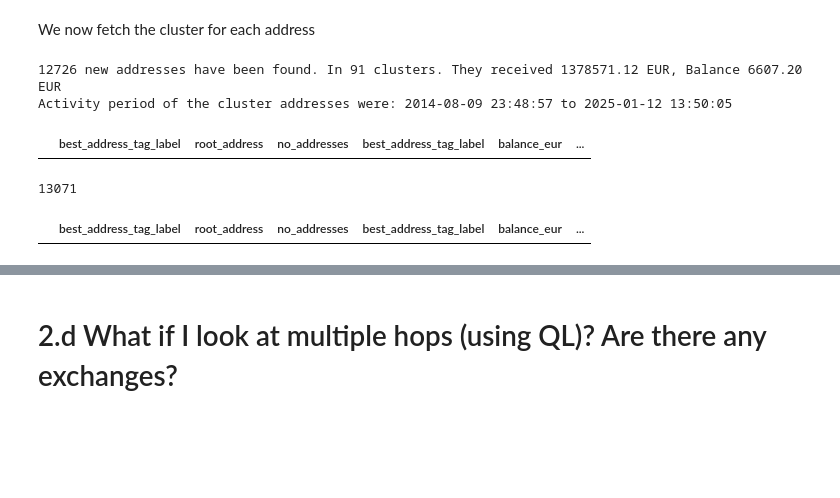
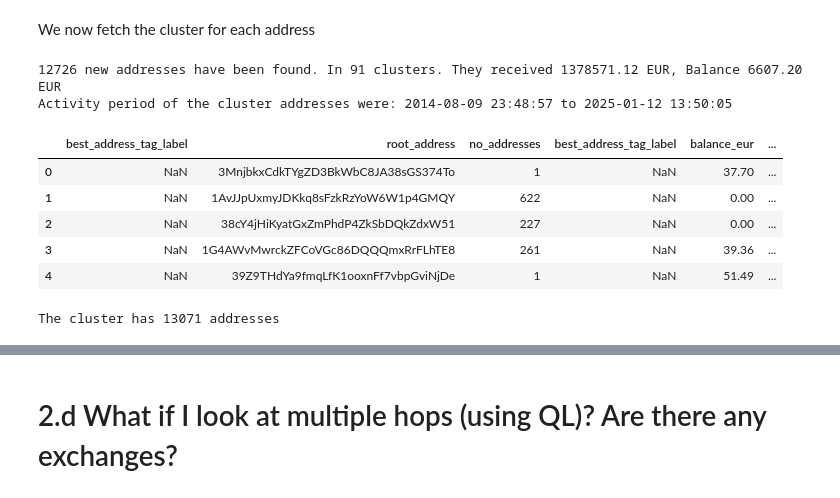
Before and after one commit to iknaio/iknaio-api-tutorial, a Jupyter notebook: standalone/05_alice_dwm.ipynb, the cells around one changed output, grey strips where cells are left out. Drawn from its saved outputs; the diff is of its cells as text; code cells hidden in the pictures; blank space fills up the shorter version.

```diff
--- a/standalone/05_alice_dwm.ipynb
+++ b/standalone/05_alice_dwm.ipynb
@@ -220,62 +268,35 @@ We now fetch the cluster for each address
 # %%
 respEntityDF = gs.get_csv(configuration, "get_entity", CURRENCY, {
                                      'entity': used_addresses['entity'].drop_duplicates().to_list(),
                                      "exclude_best_address_tag": True
                                      })
 
 clusters = respEntityDF[
     ["best_address_tag_label",
      "root_address",
      "no_addresses",
      "best_address_tag_label",
      "balance_eur",
      "total_received_eur",
      "total_spent_eur",
      "first_tx_timestamp",
      "last_tx_timestamp"]
      ]
 
 print(f"{sum(clusters['no_addresses'])-len(used_addresses)} new addresses have been found. In {len(clusters)} clusters. They received {sum(clusters['total_received_eur']):.2f} EUR, Balance {sum(clusters['balance_eur']):.2f} EUR")
-print(f"Activity period of the cluster addresses were: {ts_to_pds(min(clusters['first_tx_timestamp']))} to {ts_to_pds(max(clusters['last_tx_timestamp']))}")
-clusters.query("best_address_tag_label.notnull()")
+print(f"Activity period of the cluster addresses were: {gs.ts_to_pds(min(clusters['first_tx_timestamp']))} to {gs.ts_to_pds(max(clusters['last_tx_timestamp']))}")
+# clusters.query("best_address_tag_label.notnull()")
+clusters.head(5)
 # %% [output]
 12726 new addresses have been found. In 91 clusters. They received 1378571.12 EUR, Balance 6607.20 EUR
 Activity period of the cluster addresses were: 2014-08-09 23:48:57 to 2025-01-12 13:50:05
 |  | best_address_tag_label | root_address | no_addresses | best_address_tag_label | balance_eur | ... |
+| 0 | NaN | 3MnjbkxCdkTYgZD3BkWbC8JA38sGS374To | 1 | NaN | 37.70 | ... |
+| 1 | NaN | 1AvJJpUxmyJDKkq8sFzkRzYoW6W1p4GMQY | 622 | NaN | 0.00 | ... |
+| 2 | NaN | 38cY4jHiKyatGxZmPhdP4ZkSbDQkZdxW51 | 227 | NaN | 0.00 | ... |
+| 3 | NaN | 1G4AWvMwrckZFCoVGc86DQQQmxRrFLhTE8 | 261 | NaN | 39.36 | ... |
+| 4 | NaN | 39Z9THdYa9fmqLfK1ooxnFf7vbpGviNjDe | 1 | NaN | 51.49 | ... |
 # %%
-respEntityDF["no_addresses"].sum()
+print(f"The cluster has {respEntityDF['no_addresses'].sum()} addresses")
 # %% [output]
-13071
+The cluster has 13071 addresses
-# %%
-# get nbrs of the entities of the seed addresses
-respEntityNbrs = gs.get_csv(configuration, "list_entity_neighbors", CURRENCY, {
-                    'entity': used_addresses['entity'].drop_duplicates().to_list(),
-                    'direction': 'out',
-                    'include_labels': True
-                })
-
-respEntityNbrs["_request_entity"] = respEntityNbrs["_request_entity"].apply(int)
-nbrs_id = respEntityNbrs["_request_entity"].unique().tolist()
-
-# get detailed entities data with tags
-respNbrsEntitiesDF = gs.get_csv(configuration, "get_entity", CURRENCY, {
-                                     'entity': nbrs_id,
-                                     "exclude_best_address_tag": True
-                                     })
-
-clustersNbrs = respEntityDF[
-    ["best_address_tag_label",
-     "root_address",
-     "no_addresses",
-     "best_address_tag_label",
-     "balance_eur",
-     "total_received_eur",
-     "total_spent_eur",
-     "first_tx_timestamp",
-     "last_tx_timestamp"]
-     ]
-
-
-clustersNbrs.query("best_address_tag_label.notnull()")
-# %% [output]
-|  | best_address_tag_label | root_address | no_addresses | best_address_tag_label | balance_eur | ... |
```
Also changed, not shown: parts of 28 cells of this notebook, 2 other files.
